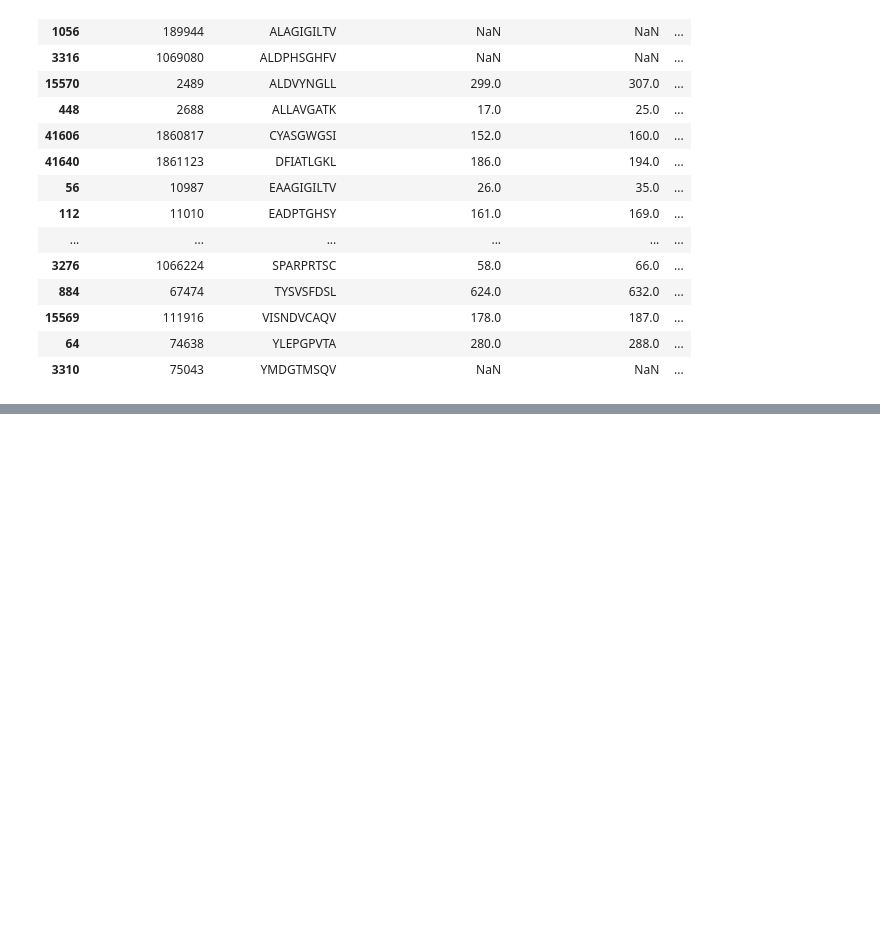
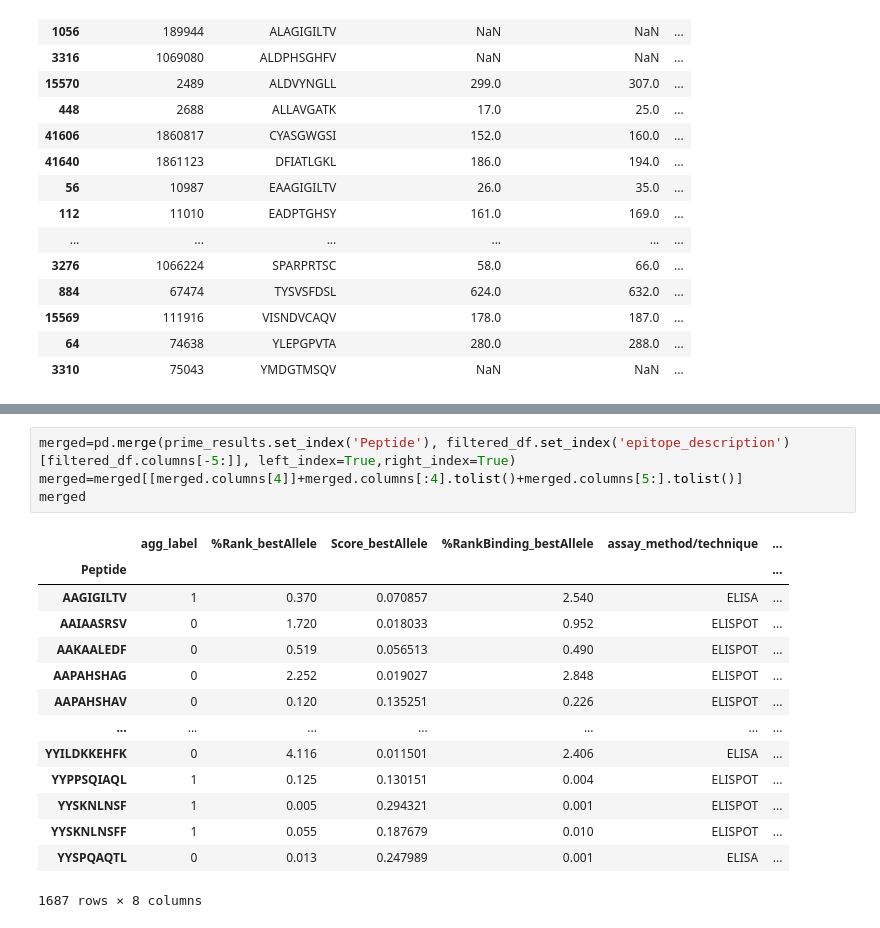
Before and after one commit to richieYT-wan/cedar, a Jupyter notebook: notebook/cedar.ipynb, the cells around one changed output, grey strips where cells are left out. Drawn from its saved outputs; the diff is of its cells as text; blank space fills up the shorter version.

```diff
--- a/notebook/cedar.ipynb
+++ b/notebook/cedar.ipynb
@@ -212,0 +300,19 @@ query.groupby('agg_label').agg({'epitope_description':'count'})
+# %%
+merged=pd.merge(prime_results.set_index('Peptide'), filtered_df.set_index('epitope_description')[filtered_df.columns[-5:]], left_index=True,right_index=True)
+merged=merged[[merged.columns[4]]+merged.columns[:4].tolist()+merged.columns[5:].tolist()]
+merged
+# %% [output]
+|  | agg_label | %Rank_bestAllele | Score_bestAllele | %RankBinding_bestAllele | assay_method/technique | ... |
+| Peptide |  |  |  |  |  | ... |
+| AAGIGILTV | 1 | 0.370 | 0.070857 | 2.540 | ELISA | ... |
+| AAIAASRSV | 0 | 1.720 | 0.018033 | 0.952 | ELISPOT | ... |
+| AAKAALEDF | 0 | 0.519 | 0.056513 | 0.490 | ELISPOT | ... |
+| AAPAHSHAG | 0 | 2.252 | 0.019027 | 2.848 | ELISPOT | ... |
+| AAPAHSHAV | 0 | 0.120 | 0.135251 | 0.226 | ELISPOT | ... |
+| ... | ... | ... | ... | ... | ... | ... |
+| YYILDKKEHFK | 0 | 4.116 | 0.011501 | 2.406 | ELISA | ... |
+| YYPPSQIAQL | 1 | 0.125 | 0.130151 | 0.004 | ELISPOT | ... |
+| YYSKNLNSF | 1 | 0.005 | 0.294321 | 0.001 | ELISPOT | ... |
+| YYSKNLNSFF | 1 | 0.055 | 0.187679 | 0.010 | ELISPOT | ... |
+| YYSPQAQTL | 0 | 0.013 | 0.247989 | 0.001 | ELISA | ... |
+1687 rows × 8 columns
```
Also changed, not shown: parts of 15 cells of this notebook, 11 other files.
